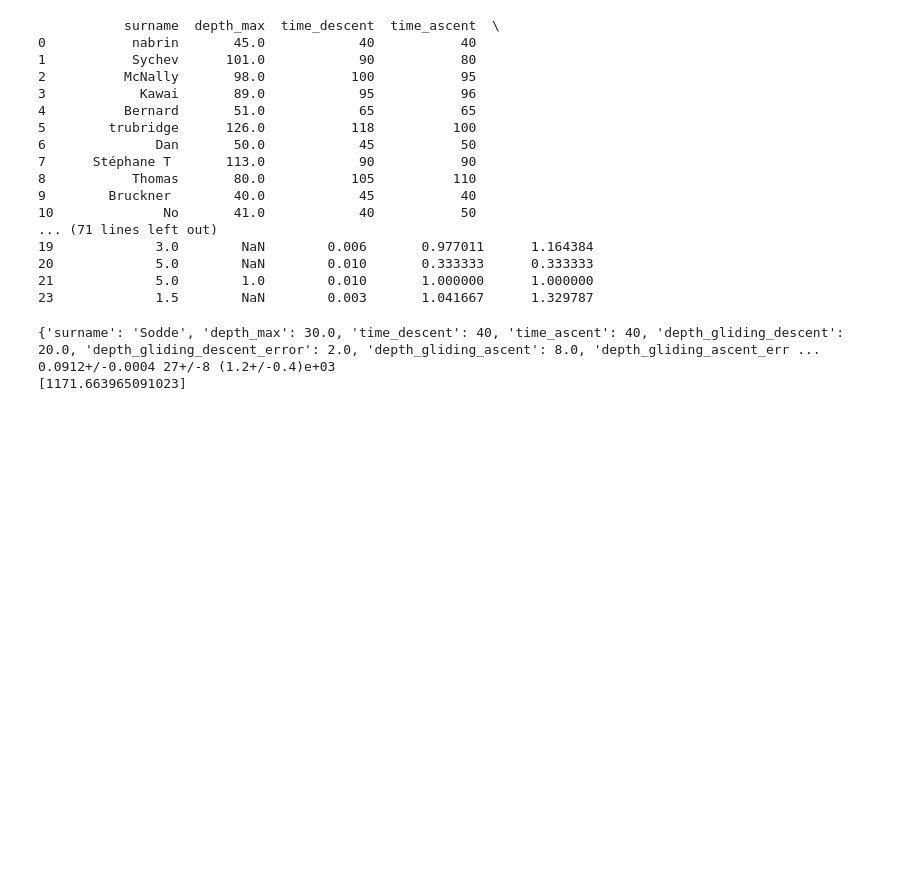
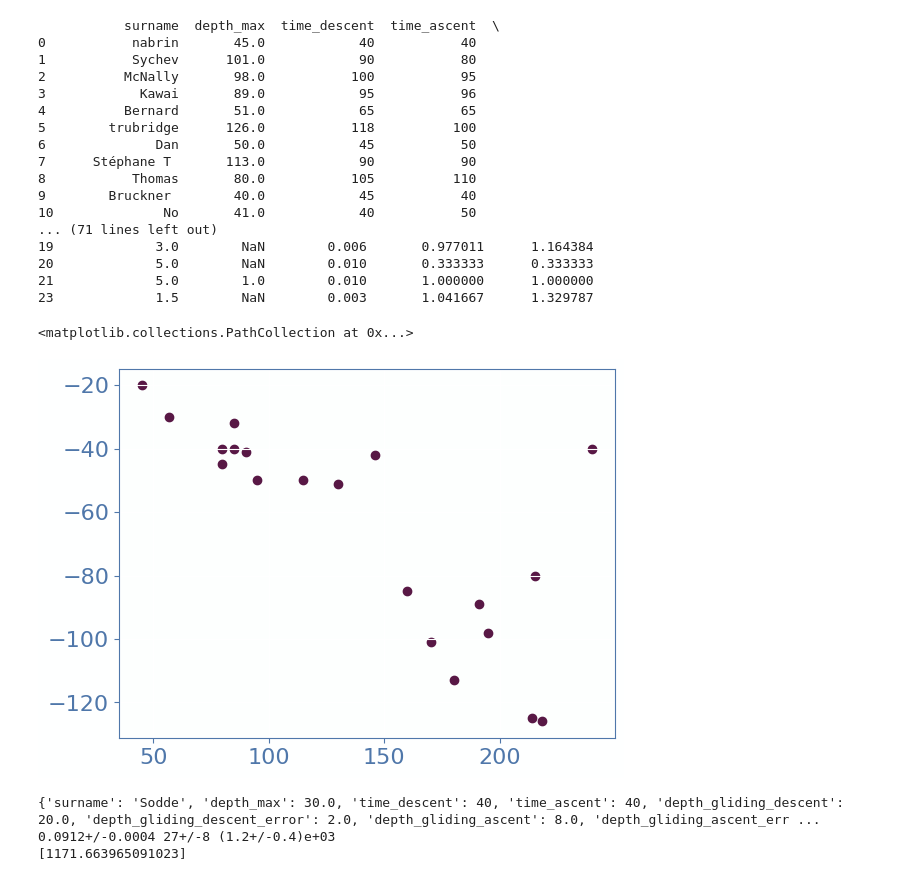
Before and after one commit to gtherin/aplast, a Jupyter notebook: notebooks/aplast.ipynb, the cells around one changed output. Saved outputs shown, nothing was run; the diff lists cells and outputs as text; code cells hidden in the pictures; blank space fills up the shorter version.

```diff
--- a/notebooks/aplast.ipynb
+++ b/notebooks/aplast.ipynb
@@ -64,6 +64,13 @@ divers = aplast.divers.minimize()
 20             5.0        NaN        0.010       0.333333      0.333333
 21             5.0        1.0        0.010       1.000000      1.000000
 23             1.5        NaN        0.003       1.041667      1.329787
+# %%
+divers#.sort_values("depth_max")
+time_all = divers["time_descent"] + divers["time_ascent"]
+plt.scatter(time_all, -divers["depth_max"])
+# %% [output]
+<matplotlib.collections.PathCollection at 0x...>
+[figure, added]
 # %%
 diver = aplast.divers.get_data(surname="Sodde")
 d = diver.data
```
Also changed, not shown: parts of 6 cells of this notebook, 5 other files.
